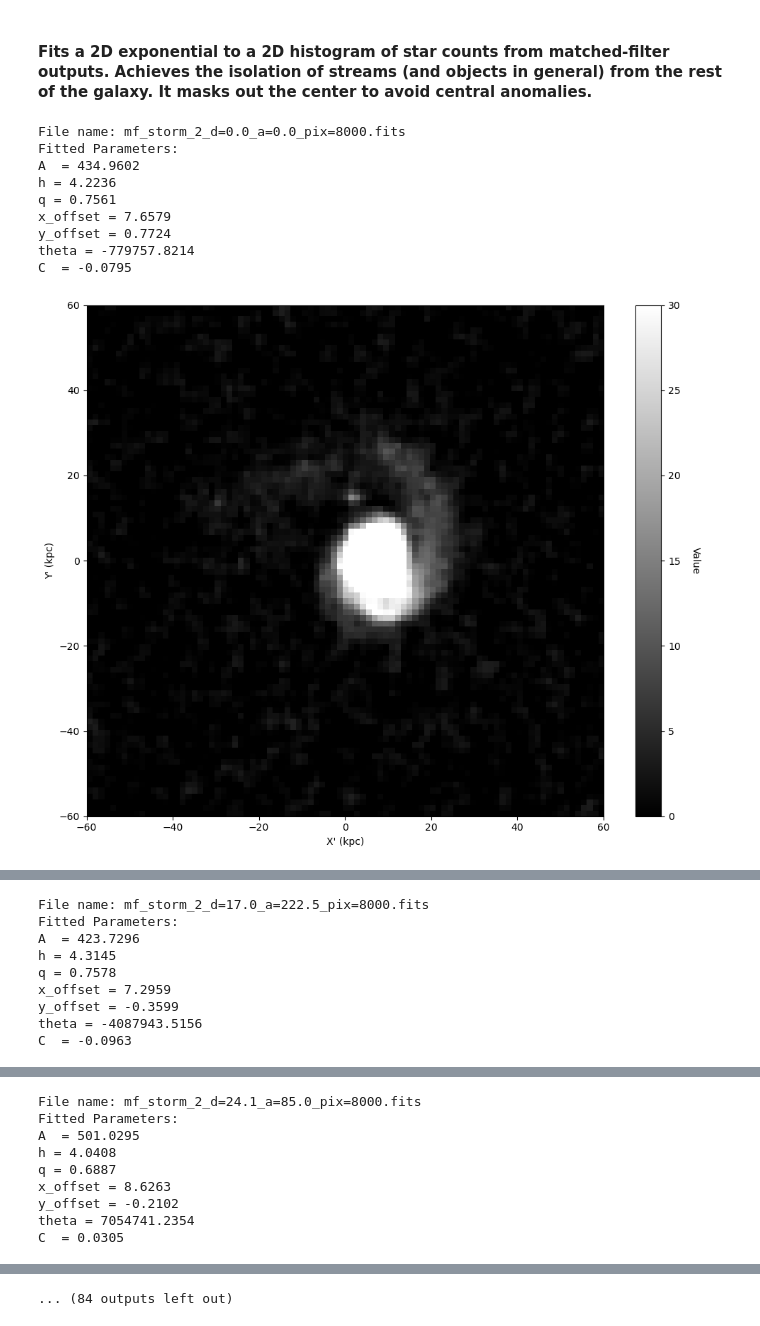
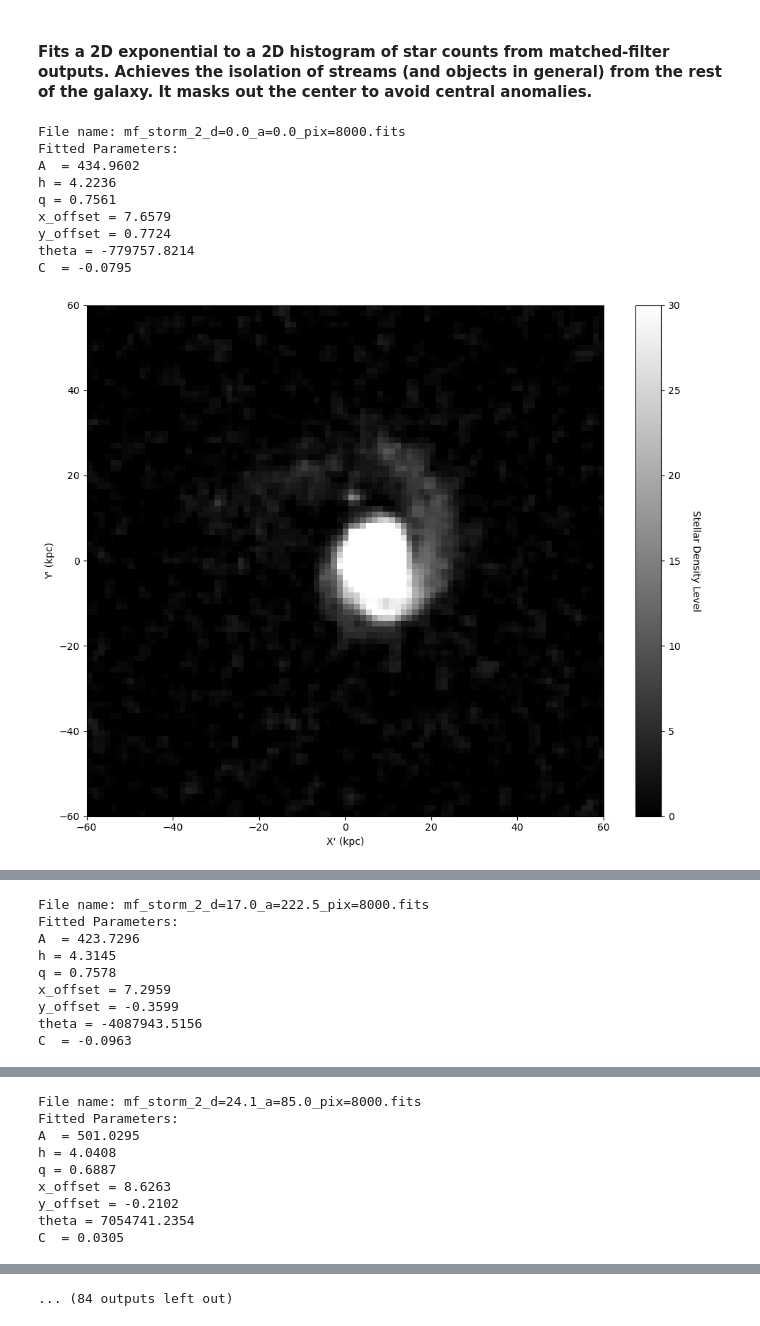
Before and after one commit to dimitra-giantsidi/galaxy-merging-angles, a Jupyter notebook: substructure_detection/twod_exp_fit.ipynb, the cells around one changed output, grey strips where cells are left out. Cells and saved outputs as stored; diff of their text form; code cells hidden in the pictures.

```diff
--- a/substructure_detection/twod_exp_fit.ipynb
+++ b/substructure_detection/twod_exp_fit.ipynb
@@ -62,7 +62,7 @@ def exponential_2d(coords, A, h, q, x_offset, y_offset, theta, C):
     exp_fit = A * np.exp(-r/h) + C
     return exp_fit
 # %%
-def plot(plot_data, save_folder, d, a, save=True, inv_y=False):
+def plot(plot_data, save_folder, d, a, save=True, save_fits=False, inv_y=False):
     """ Plots the data passed and optionally saves the resulting image as a .png.
 
     Args:
@@ -97,7 +97,7 @@ def plot(plot_data, save_folder, d, a, save=True, inv_y=False):
 
     # Add colorbar
     cbar = plt.colorbar(im, ax=ax)
-    cbar.set_label('Value', rotation=270, labelpad=20)
+    cbar.set_label('Stellar Density Level', rotation=270, labelpad=20)
 
     # Labels and title
     ax.set_xlabel('X\' (kpc)')
@@ -114,6 +114,12 @@ def plot(plot_data, save_folder, d, a, save=True, inv_y=False):
         save_path.parent.mkdir(parents=True, exist_ok=True)
         plt.savefig(save_path)
 
+    if save_fits==True:
+        fits_save_path=path(f'sd_outputs/twod_exp_fit/{galaxy_name}/fits_files/{galaxy_name}_d={d}_a={a}_pix={numpix}.fits')
+        fits_save_path.parent.mkdir(parents=True, exist_ok=True)
+        hdu = fits.PrimaryHDU(plot_data)
+        hdu.writeto(fits_save_path, overwrite=True)
+
     plt.show()
 # %%
 # provide a sensible initial guess (p0) to prevent divergence
@@ -183,33 +189,33 @@ for file in sorted(mf_catalogs_path.iterdir()):
         mask = Z_fitted < mask_thresh
         residual = data - Z_fitted
         masked_residual = residual.copy()
         masked_residual[~mask] = 0
 
         # Extract and view results
         A_fit, h_fit, q_fit, x_offset_fit, y_offset_fit, theta_fit, C_fit = fitted_params
         print("Fitted Parameters:")
         print(f"A  = {A_fit:.4f}")
         print(f"h = {h_fit:.4f}")
         print(f"q = {q_fit:.4f}")
         print(f"x_offset = {x_offset_fit:.4f}")
         print(f"y_offset = {y_offset_fit:.4f}")
         print(f"theta = {theta_fit:.4f}")
         print(f"C  = {C_fit:.4f}")
 
         with open(f'{centers_path}', 'a') as file:
             file.write('center of ' f'{galaxy_name}' ' at d=' f'{d}' ' and a=' f'{a}' ':' f'{x_offset_fit:.4f}' ',' f'{y_offset_fit:.4f}' '\n')
 
-        plot(data, f'fitted', d, a, save=True)
+        plot(data, f'original', d, a, save=True)
         plot(Z_fitted, f'model', d, a, save=True)
-        plot(masked_residual, f'reduced', d, a, save=True)
+        plot(masked_residual, f'reduced', d, a, save=True, save_fits=True)
 # %% [output]
 File name: mf_storm_2_d=0.0_a=0.0_pix=8000.fits
 Fitted Parameters:
 A  = 434.9602
 h = 4.2236
 q = 0.7561
 x_offset = 7.6579
 y_offset = 0.7724
 theta = -779757.8214
 C  = -0.0795
-[figure, old version]
+[figure, new version]
```
Also changed, not shown: parts of 1 cell of this notebook, 4 other files.
